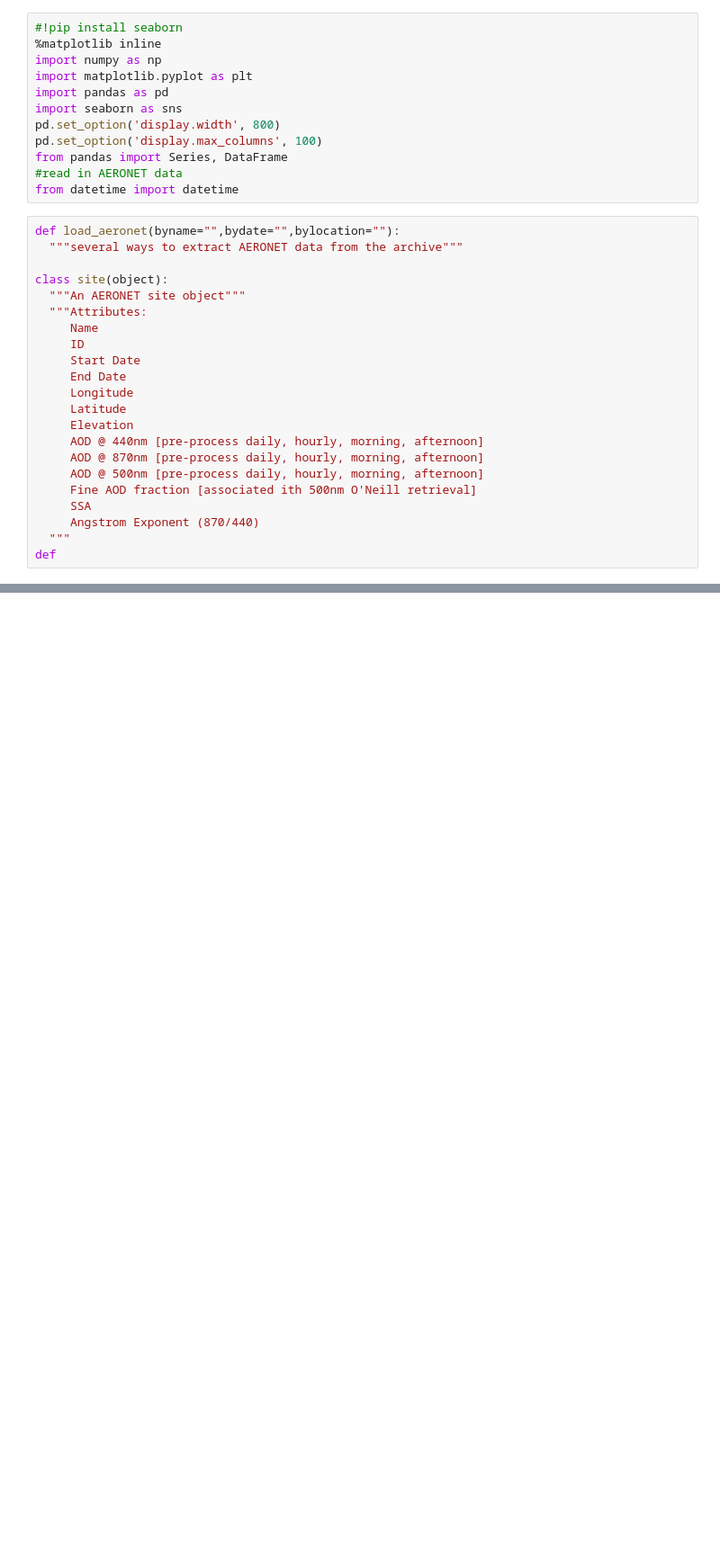
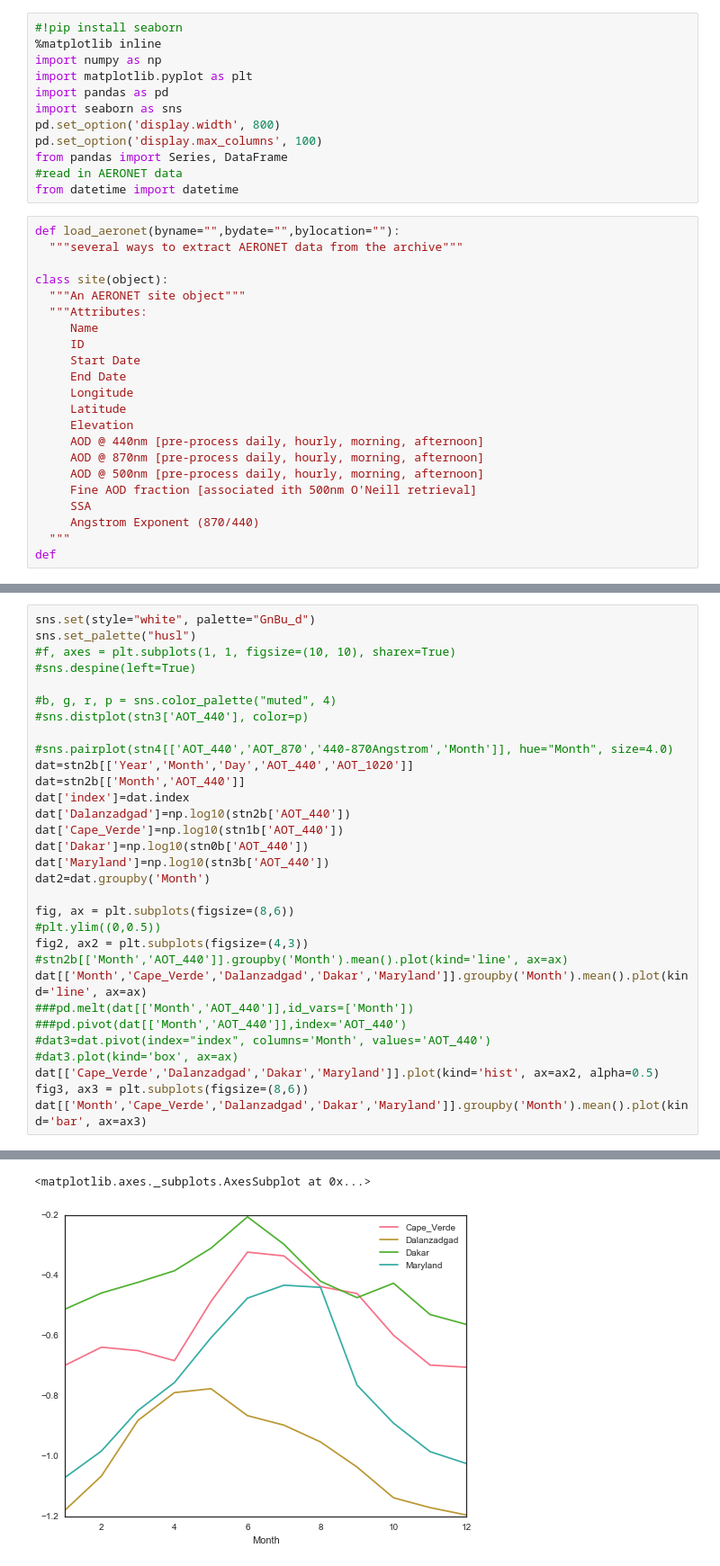
Before and after one commit to daridley/aeronet, a Jupyter notebook: AERONET.ipynb, the cells around one changed output, grey strips where cells are left out. Shown at 90% size. Saved outputs shown, nothing was run; the diff lists cells and outputs as text; blank space fills up the shorter version.

Commit message:
updated plots

```diff
--- a/AERONET.ipynb
+++ b/AERONET.ipynb
@@ -134,0 +174,32 @@ sns.set(style="white", palette="GnBu_d")
+# %%
+sns.set(style="white", palette="GnBu_d")
+sns.set_palette("husl")
+#f, axes = plt.subplots(1, 1, figsize=(10, 10), sharex=True)
+#sns.despine(left=True)
+
+#b, g, r, p = sns.color_palette("muted", 4)
+#sns.distplot(stn3['AOT_440'], color=p)
+
+#sns.pairplot(stn4[['AOT_440','AOT_870','440-870Angstrom','Month']], hue="Month", size=4.0)
+dat=stn2b[['Year','Month','Day','AOT_440','AOT_1020']]
+dat=stn2b[['Month','AOT_440']]
+dat['index']=dat.index
+dat['Dalanzadgad']=np.log10(stn2b['AOT_440'])
+dat['Cape_Verde']=np.log10(stn1b['AOT_440'])
+dat['Dakar']=np.log10(stn0b['AOT_440'])
+dat['Maryland']=np.log10(stn3b['AOT_440'])
+dat2=dat.groupby('Month')
+
+fig, ax = plt.subplots(figsize=(8,6))
+#plt.ylim((0,0.5))
+fig2, ax2 = plt.subplots(figsize=(4,3))
+#stn2b[['Month','AOT_440']].groupby('Month').mean().plot(kind='line', ax=ax)
+dat[['Month','Cape_Verde','Dalanzadgad','Dakar','Maryland']].groupby('Month').mean().plot(kind='line', ax=ax)
+###pd.melt(dat[['Month','AOT_440']],id_vars=['Month'])
+###pd.pivot(dat[['Month','AOT_440']],index='AOT_440')
+#dat3=dat.pivot(index="index", columns='Month', values='AOT_440')
+#dat3.plot(kind='box', ax=ax)
+dat[['Cape_Verde','Dalanzadgad','Dakar','Maryland']].plot(kind='hist', ax=ax2, alpha=0.5)
+fig3, ax3 = plt.subplots(figsize=(8,6))
+dat[['Month','Cape_Verde','Dalanzadgad','Dakar','Maryland']].groupby('Month').mean().plot(kind='bar', ax=ax3)
+# %% [output]
@@ -134,0 +226,2 @@ sns.set(style="white", palette="GnBu_d")
+<matplotlib.axes._subplots.AxesSubplot at 0x...>
+[figure, added]
```
Also changed, not shown: parts of 10 cells of this notebook.
